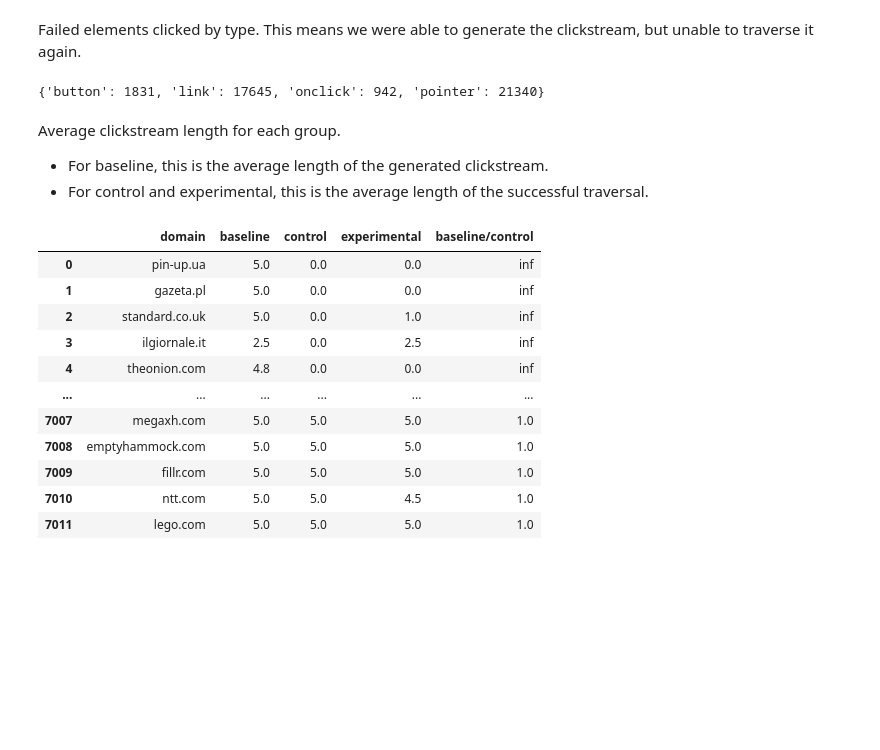
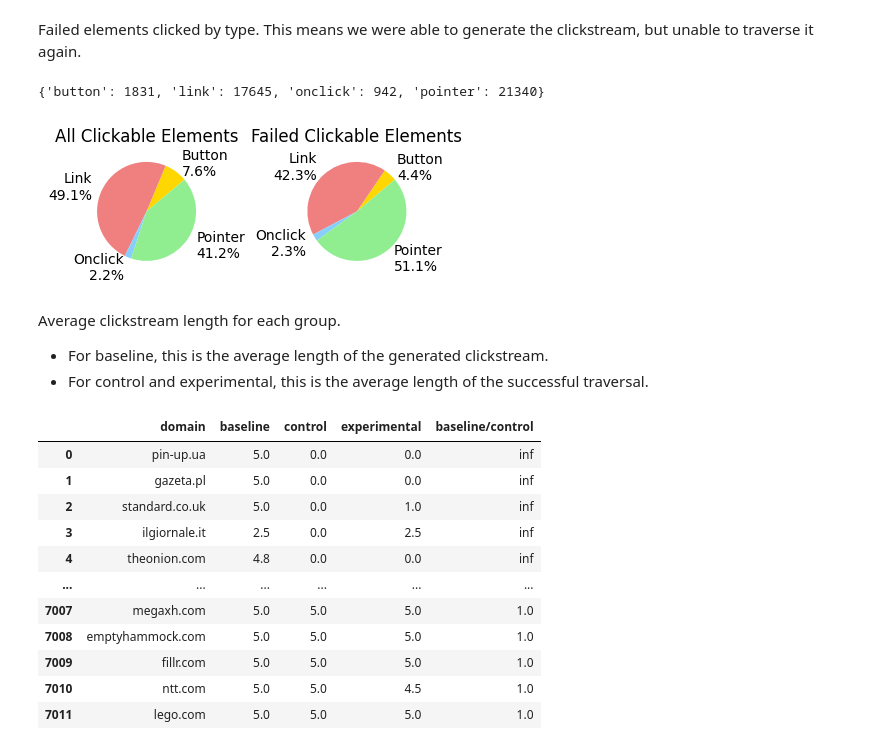
Before and after one commit to maxwellmlin/cookie-classify, a Jupyter notebook: classification_algo.ipynb, the cells around one changed output. Saved outputs shown, nothing was run; the diff lists cells and outputs as text; code cells hidden in the pictures; blank space fills up the shorter version.

```diff
--- a/classification_algo.ipynb
+++ b/classification_algo.ipynb
@@ -323,35 +323,38 @@ click_failures
 # %%
 # Set up the figure and axes
 fig, axs = plt.subplots(1, 2, figsize=one_col_size)
 
 # Iterate over each data set
 for i, (freq_dict, title) in enumerate([(click_types, "All Clickable Elements"), (click_failures, "Failed Clickable Elements")]):
     freq_dict = capitalize_keys(freq_dict)
 
     # Sort the keys alphabetically
     sorted_keys = sorted(freq_dict.keys())
 
     # Generate a list of distinct colors
     colors = ['gold', 'lightcoral', 'lightskyblue', 'lightgreen', 'lavender', 'orange', 'cyan', 'pink', 'yellowgreen', 'plum']
 
     # Create a color map by assigning each key a color
     color_map = {key: colors[j % len(colors)] for j, key in enumerate(sorted_keys)}
 
     # Extract and sort the labels (keys) and sizes (values) from the frequency dictionary based on sorted labels
-    labels = sorted_keys
+    total = sum(freq_dict.values())
+    labels = [f"{key}\n{round(int(freq_dict[key])/total * 100, 1)}%" for key in sorted_keys]
     sizes = [freq_dict[key] for key in sorted_keys]
 
     # Get the list of colors based on the order of sorted labels
-    pie_colors = [color_map[label] for label in labels]
+    pie_colors = [color_map[label] for label in sorted_keys]
 
     # Generate the pie chart
-    axs[i].pie(sizes, labels=labels, colors=pie_colors, autopct='%1.1f%%', startangle=40)
+    axs[i].pie(sizes, labels=labels, colors=pie_colors, startangle=40, labeldistance=1.21)
     axs[i].set_aspect('equal')  # Equal aspect ratio ensures the pie chart is circular.
     axs[i].set_title(title)
 
 # Show the plot
 plt.tight_layout()
 plt.savefig(FIGURE_PATH / f'clickable_elements.svg', bbox_inches='tight', dpi=600, facecolor='white', format='svg')
+# %% [output]
+[figure, added]
 # %% [markdown]
 Average clickstream length for each group.
 
```
Also changed, not shown: parts of 4 cells of this notebook, 5 other files.
